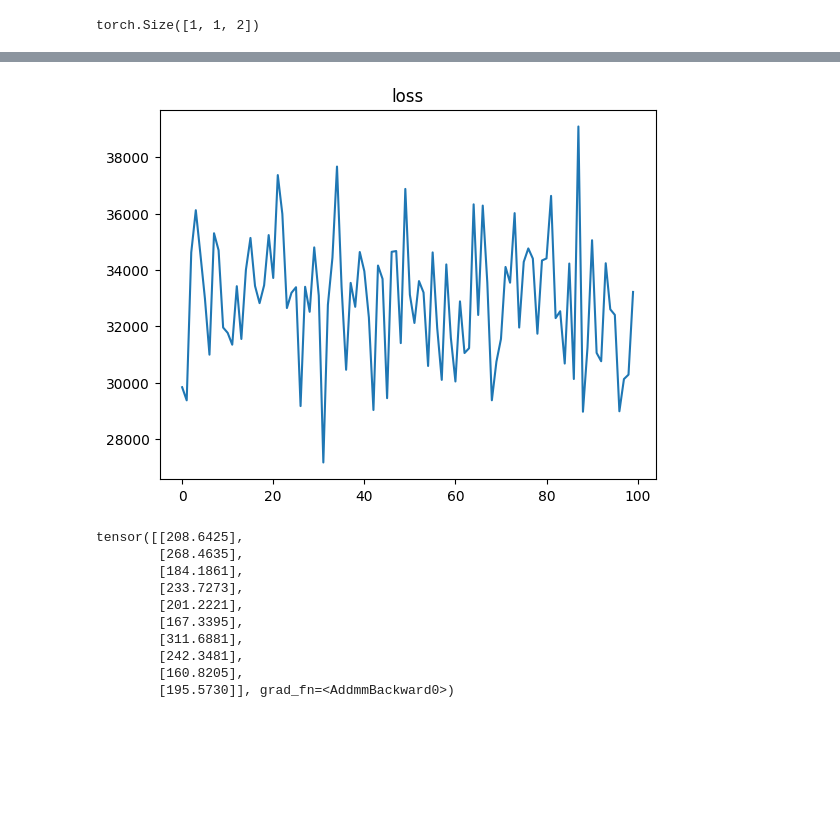
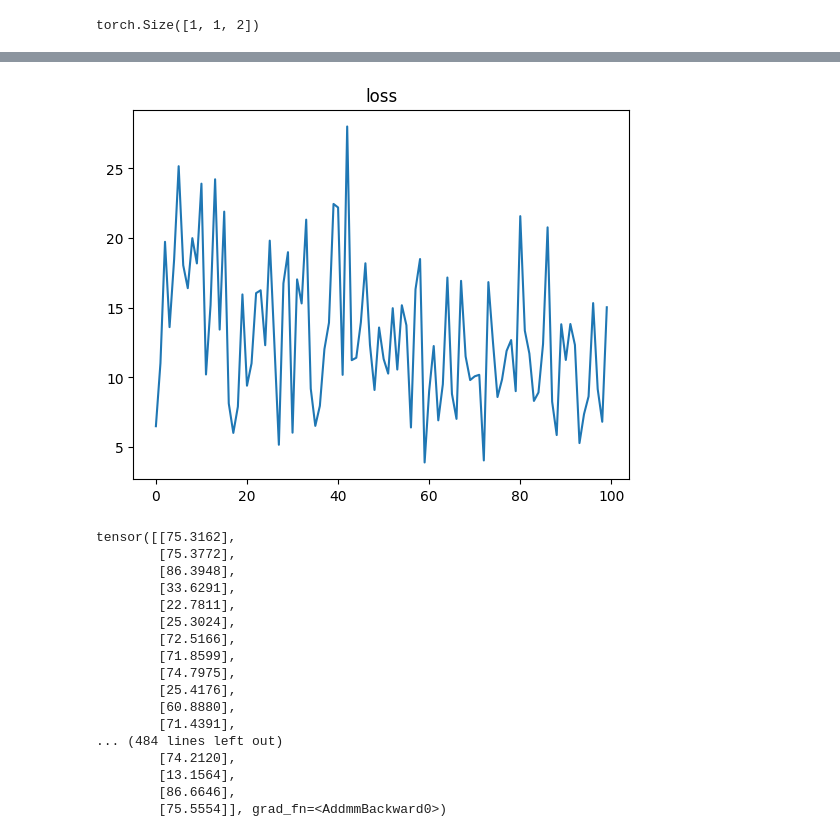
Before and after one commit to axelk99/SCDAA, a Jupyter notebook: Untitled.ipynb, the cells around one changed output, grey strips where cells are left out. Cells and saved outputs as stored; diff of their text form; code cells hidden in the pictures; blank space fills up the shorter version.

```diff
--- a/Untitled.ipynb
+++ b/Untitled.ipynb
@@ -33,7 +30,7 @@ D = torch.tensor(D_np)
 R = torch.tensor(R_np)
 
 t0 = 0.1
-T = 0.5
+T = 1
 
 LQR = title.LQR(H, M, s, C, D, T, R)
 # %%
@@ -431,3 +431,7 @@ torch.Size([1, 2])
 space.unsqueeze(1).detach().shape
 # %% [output]
 torch.Size([1, 1, 2])
+# %%
+batch_size = 20000
+space = torch.linspace(-3, 3, batch_size * 2, dtype=torch.float32, requires_grad=True).reshape(batch_size, 2)
+space
@@ -440,14 +452,22 @@ model_dgm = dgm.Net_DGM(dim_x, hidden_layer_size, activation='Tanh')
 
 optimiser = torch.optim.Adam(model_dgm.parameters(), lr=0.001)
 
-scheduler = torch.optim.lr_scheduler.MultiStepLR(optimiser, milestones = (500, ),gamma=0.2)
+scheduler = torch.optim.lr_scheduler.MultiStepLR(optimiser, milestones = (500, 1000),gamma=0.2)
 
 criterion = torch.nn.MSELoss()
 
+#space = torch.linspace(-10, 10, batch_size * 2, dtype=torch.float32, requires_grad=True).reshape(batch_size, 2)
+#time = torch.linspace(-1, 1, batch_size, dtype=torch.float32, requires_grad=True).unsqueeze(1)
+
+
+
+
+space_d = space.unsqueeze(1).detach()
+
 s = torch.tensor([[0.01, 0.04]], dtype = torch.float32)
 
-T = 0.5
-num_epochs = 700
+T = 1
+num_epochs = 400
 
 a = torch.tensor([[1, 1]]).float()
 
@@ -458,10 +478,8 @@ RR = torch.cat([R.unsqueeze(0) for i in range(batch_size)], dim=0)
 for p in tqdm(range(num_epochs)):
     optimiser.zero_grad()
 
-    space = torch.rand(batch_size, 2, dtype=torch.float32, requires_grad=True) * 6 + 3
+    space = torch.rand(batch_size, 2, dtype=torch.float32, requires_grad=True) * 6 - 3
     time = torch.rand(batch_size, 1, dtype = torch.float32, requires_grad=True) * T
-
-
     space_d = space.unsqueeze(1).detach()
 
     u_of_tx = model_dgm(time, space)
@@ -499,32 +517,39 @@ for p in tqdm(range(num_epochs)):
     loss = MSE_functional + MSE_terminal
     losses.append(loss.item())
 
-    loss.backward()#(retain_graph=True)
+    loss.backward(retain_graph=True)
     optimiser.step()
     scheduler.step()
 # %%
 
-batch_size = 10
+batch_size = 500
 
-space = torch.rand(batch_size, 2, dtype=torch.float32, requires_grad=True) * 6 + 3
-time = torch.rand(batch_size, 1, dtype = torch.float32, requires_grad=True) * T
+space = torch.rand(batch_size, 2, dtype=torch.float32, requires_grad=True) * 6 - 3
+time = torch.rand(batch_size, 1, dtype = torch.float32, requires_grad=True) * 1
 
 plt.plot(losses[-100:])
 plt.title("loss")
 plt.show()
 
 print(model_dgm(time, space))
 # %% [output]
-[figure, old version]
+[figure, new version]
-tensor([[208.6425],
-        [268.4635],
-        [184.1861],
-        [233.7273],
-        [201.2221],
-        [167.3395],
-        [311.6881],
-        [242.3481],
-        [160.8205],
-        [195.5730]], grad_fn=<AddmmBackward0>)
+tensor([[75.3162],
+        [75.3772],
+        [86.3948],
+        [33.6291],
+        [22.7811],
+        [25.3024],
+        [72.5166],
+        [71.8599],
+        [74.7975],
+        [25.4176],
+        [60.8880],
+        [71.4391],
+... (484 lines left out)
+        [74.2120],
+        [13.1564],
+        [86.6646],
+        [75.5554]], grad_fn=<AddmmBackward0>)
 # %%
 for i in range(batch_size):
```
Also changed, not shown: parts of 9 cells of this notebook, 1 other file.
